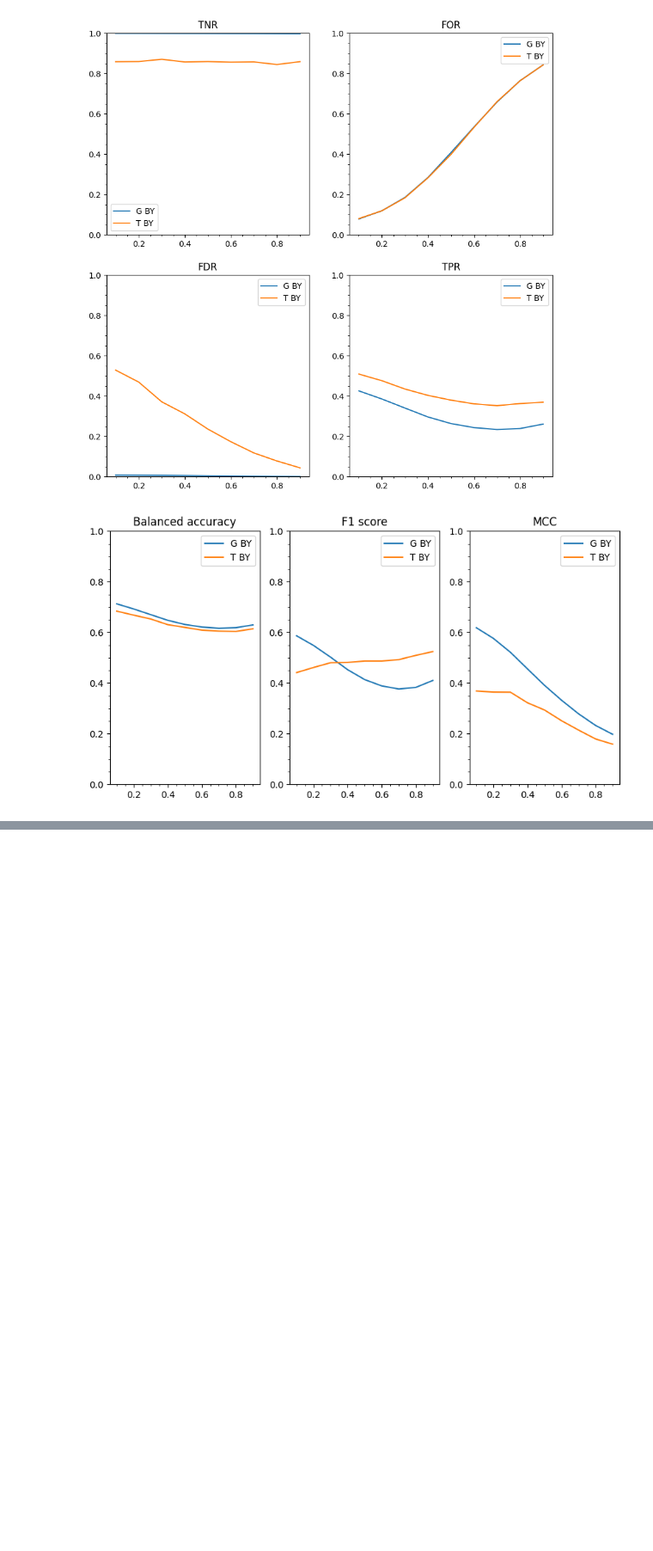
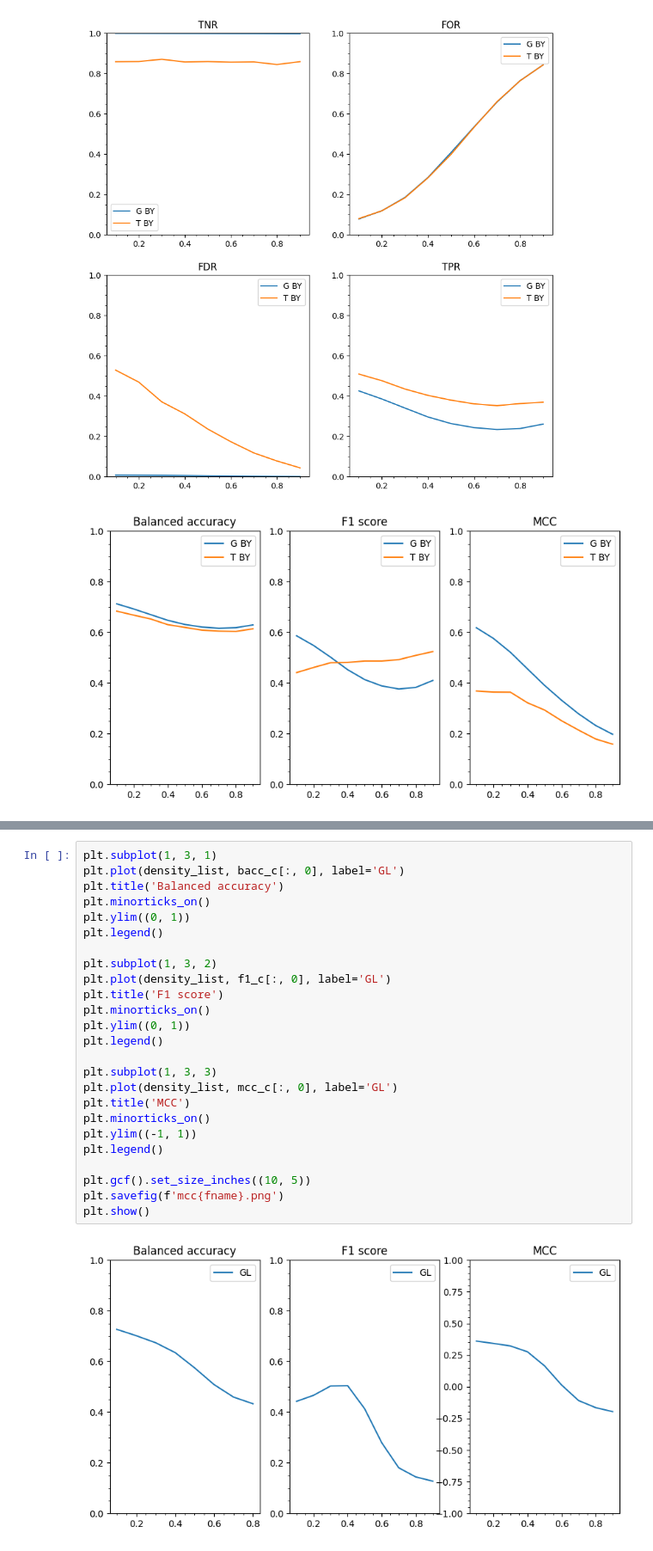
Before and after one commit to cofofprom/GGMS_framework, a Jupyter notebook: test.ipynb, the cells around one changed output, grey strips where cells are left out. Shown at 86% size. Cells and saved outputs as stored; diff of their text form; blank space fills up the shorter version.

```diff
--- a/test.ipynb
+++ b/test.ipynb
@@ -349,0 +436,27 @@ model.confusion(emg)
+# %%
+plt.subplot(1, 3, 1)
+plt.plot(density_list, bacc_c[:, 0], label='GL')
+plt.title('Balanced accuracy')
+plt.minorticks_on()
+plt.ylim((0, 1))
+plt.legend()
+
+plt.subplot(1, 3, 2)
+plt.plot(density_list, f1_c[:, 0], label='GL')
+plt.title('F1 score')
+plt.minorticks_on()
+plt.ylim((0, 1))
+plt.legend()
+
+plt.subplot(1, 3, 3)
+plt.plot(density_list, mcc_c[:, 0], label='GL')
+plt.title('MCC')
+plt.minorticks_on()
+plt.ylim((-1, 1))
+plt.legend()
+
+plt.gcf().set_size_inches((10, 5))
+plt.savefig(f'mcc{fname}.png')
+plt.show()
+# %% [output]
+[figure, added]
```
Also changed, not shown: parts of 23 cells of this notebook, 1 other file.
